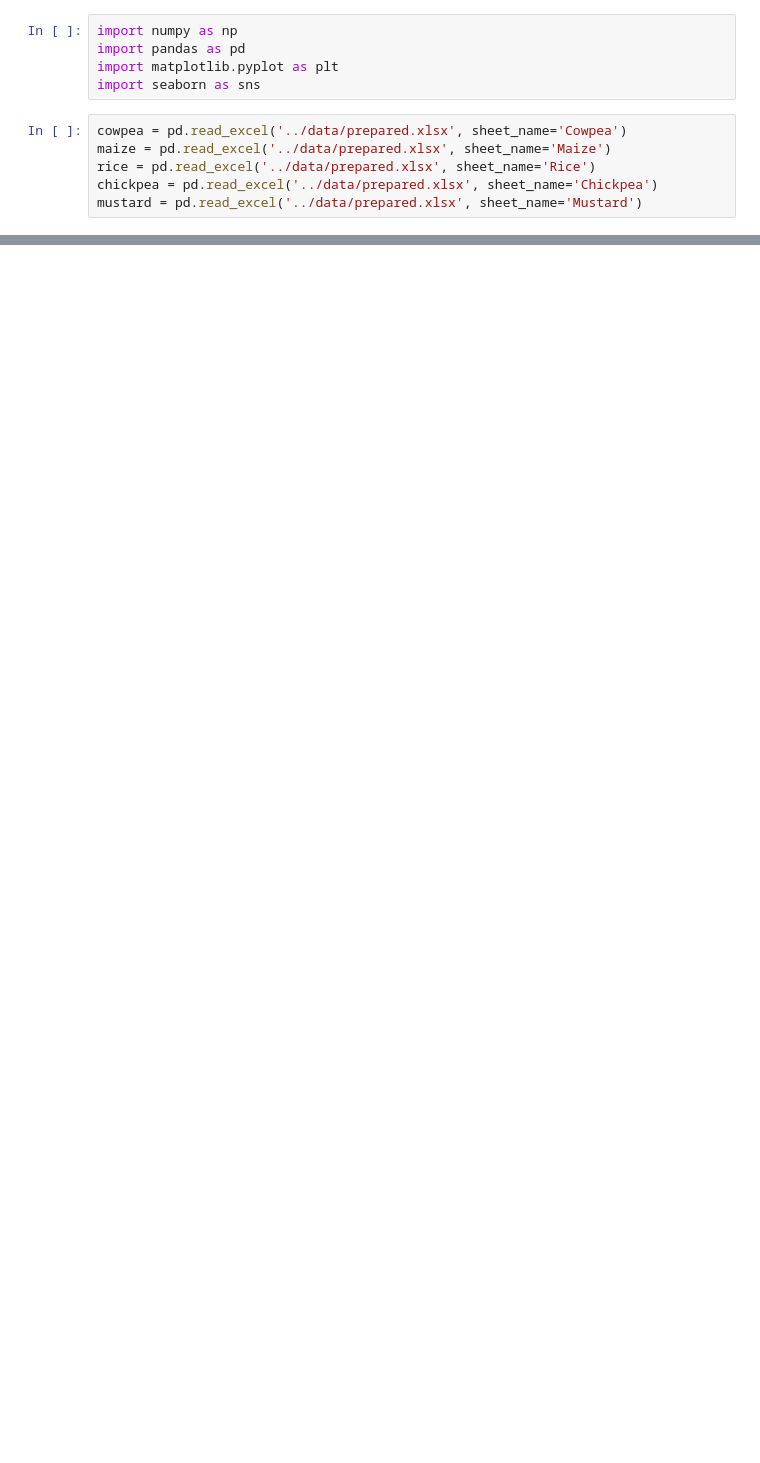
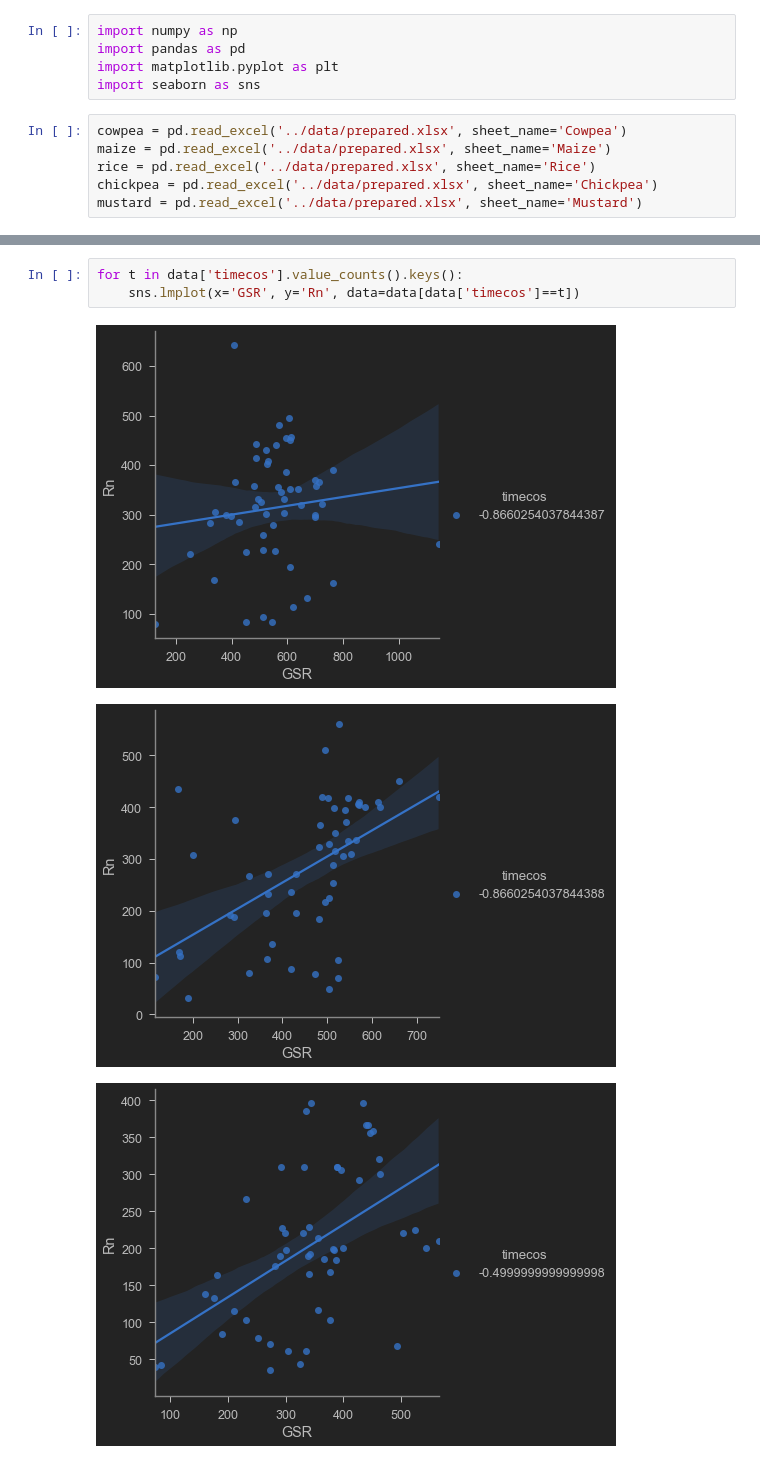
Before and after one commit to HimanshuMittal01/crop-radiation-prediction, a Jupyter notebook: notebooks/first_wave_visualize.ipynb, the cells around one changed output, grey strips where cells are left out. Cells and saved outputs as stored; diff of their text form; blank space fills up the shorter version.

```diff
--- a/notebooks/first_wave_visualize.ipynb
+++ b/notebooks/first_wave_visualize.ipynb
@@ -46,0 +50,7 @@ sns.lmplot(x='CT', y='Rn', data=mustard)
+# %%
+for t in data['timecos'].value_counts().keys():
+    sns.lmplot(x='GSR', y='Rn', data=data[data['timecos']==t])
+# %% [output]
+[figure, added]
+[figure, added]
+[figure, added]
```
Also changed, not shown: parts of 14 cells of this notebook, 4 other files.
